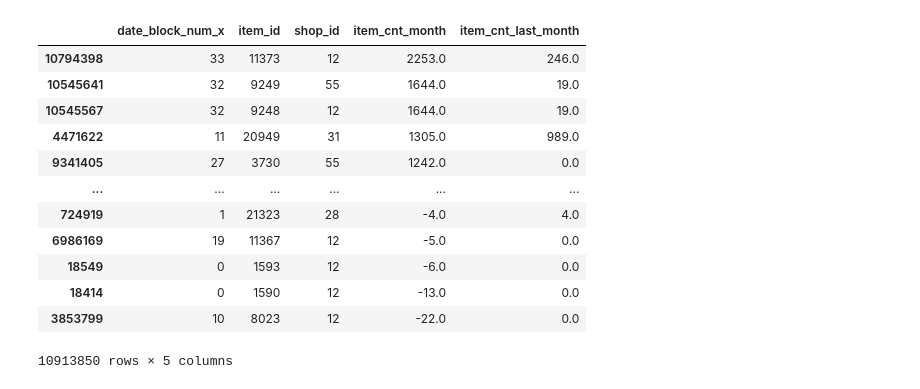
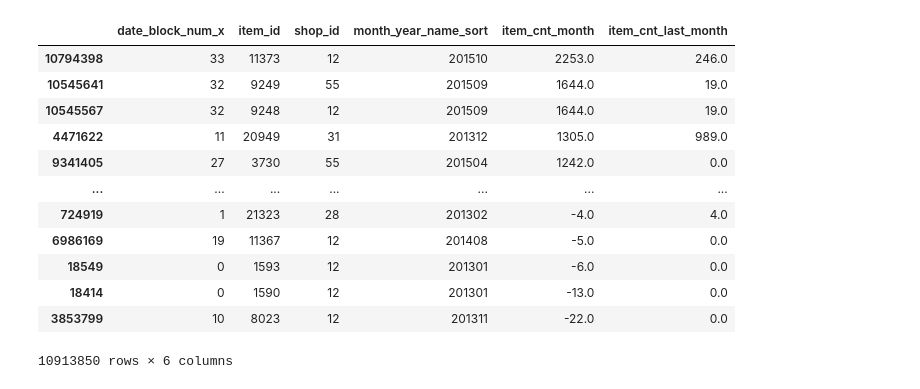
Before and after one commit to higps/miniprosjekt, a Jupyter notebook: rukjop.ipynb, the cells around one changed output. Saved outputs shown, nothing was run; the diff lists cells and outputs as text; code cells hidden in the pictures.

```diff
--- a/rukjop.ipynb
+++ b/rukjop.ipynb
@@ -10,0 +7,3 @@ Index(['date', 'date_block_num', 'shop_id', 'item_id', 'item_price',
+# %%
+df_original = pd.merge(df_original, df_calender, how="inner", on="date")
+df_original
@@ -11,13 +24,13 @@ Index(['date', 'date_block_num', 'shop_id', 'item_id', 'item_price',
 # %%
-df_draft = df_original[["date_block_num", "shop_id", "item_id", "item_cnt_day"]].copy()
-df_draft = df_draft.groupby(["date_block_num", "item_id", "shop_id"], as_index=False).sum()
+df_draft = df_original[["date_block_num", "shop_id", "item_id", "item_cnt_day", "month_year_name_sort"]].copy()
+df_draft = df_draft.groupby(["date_block_num", "item_id", "shop_id", "month_year_name_sort"], as_index=False).sum()
 df_result = pd.DataFrame()
 for i in range(34):
-    df_date_block = df_draft[df_draft["date_block_num"] == i][["date_block_num", "item_id", "shop_id"]]
-    df_crossed = pd.DataFrame(list(product([i], df_date_block["item_id"].unique(), df_date_block["shop_id"].unique())),
-                               columns=["date_block_num", "item_id", "shop_id"])
+    df_date_block = df_draft[df_draft["date_block_num"] == i][["date_block_num", "item_id", "shop_id", "month_year_name_sort"]]
+    df_crossed = pd.DataFrame(list(product([i], df_date_block["item_id"].unique(), df_date_block["shop_id"].unique(), df_date_block["month_year_name_sort"].unique())),
+                               columns=["date_block_num", "item_id", "shop_id", "month_year_name_sort"])
     df_result = pd.concat([df_result, df_crossed], ignore_index=True)
-df_result = pd.merge(df_result, df_draft, on=["date_block_num", "item_id", "shop_id"], how="left")
+df_result = pd.merge(df_result, df_draft, on=["date_block_num", "item_id", "shop_id", "month_year_name_sort"], how="left")
 df_result["item_cnt_day"].fillna(0, inplace=True)
 df_result
 # %% [output]
@@ -37,5 +50,5 @@ df_result
 # %%
-df_sum = df_result.groupby(["date_block_num", "item_id", "shop_id"], as_index=False)["item_cnt_day"].sum()
+df_sum = df_result.groupby(["date_block_num", "item_id", "shop_id", "month_year_name_sort"], as_index=False)["item_cnt_day"].sum()
 # %%
 df_lag = df_sum.copy()
 df_lag["lag_1"] = df_lag["date_block_num"] + 1
@@ -50,25 +64,25 @@ dtype: bool
 # %%
 df_lag = pd.merge(df_sum, df_lag, left_on=["date_block_num", "item_id", "shop_id"], right_on=["lag_1", "item_id", "shop_id"], how="left")
 df_lag = df_lag.sort_values("item_cnt_day_x", ascending=False)
-df_lag = df_lag.drop(columns=["date_block_num_y", "lag_1"])
+df_lag = df_lag.drop(columns=["date_block_num_y", "lag_1", "month_year_name_sort_y"])
 df_lag["item_cnt_day_y"].fillna(0, inplace=True)
 # %%
-df_lag = df_lag.rename(columns={"item_cnt_day_x": "item_cnt_month", "item_cnt_day_y": "item_cnt_last_month"})
+df_lag = df_lag.rename(columns={"item_cnt_day_x": "item_cnt_month", "item_cnt_day_y": "item_cnt_last_month", "month_year_name_sort_x": "month_year_name_sort"})
 df_lag
 # %% [output]
-|  | date_block_num_x | item_id | shop_id | item_cnt_month | item_cnt_last_month |
-| 10794398 | 33 | 11373 | 12 | 2253.0 | 246.0 |
-| 10545641 | 32 | 9249 | 55 | 1644.0 | 19.0 |
-| 10545567 | 32 | 9248 | 12 | 1644.0 | 19.0 |
-| 4471622 | 11 | 20949 | 31 | 1305.0 | 989.0 |
-| 9341405 | 27 | 3730 | 55 | 1242.0 | 0.0 |
-| ... | ... | ... | ... | ... | ... |
-| 724919 | 1 | 21323 | 28 | -4.0 | 4.0 |
-| 6986169 | 19 | 11367 | 12 | -5.0 | 0.0 |
-| 18549 | 0 | 1593 | 12 | -6.0 | 0.0 |
-| 18414 | 0 | 1590 | 12 | -13.0 | 0.0 |
-| 3853799 | 10 | 8023 | 12 | -22.0 | 0.0 |
+|  | date_block_num_x | item_id | shop_id | month_year_name_sort | item_cnt_month | item_cnt_last_month |
+| 10794398 | 33 | 11373 | 12 | 201510 | 2253.0 | 246.0 |
+| 10545641 | 32 | 9249 | 55 | 201509 | 1644.0 | 19.0 |
+| 10545567 | 32 | 9248 | 12 | 201509 | 1644.0 | 19.0 |
+| 4471622 | 11 | 20949 | 31 | 201312 | 1305.0 | 989.0 |
+| 9341405 | 27 | 3730 | 55 | 201504 | 1242.0 | 0.0 |
+| ... | ... | ... | ... | ... | ... | ... |
+| 724919 | 1 | 21323 | 28 | 201302 | -4.0 | 4.0 |
+| 6986169 | 19 | 11367 | 12 | 201408 | -5.0 | 0.0 |
+| 18549 | 0 | 1593 | 12 | 201301 | -6.0 | 0.0 |
+| 18414 | 0 | 1590 | 12 | 201301 | -13.0 | 0.0 |
+| 3853799 | 10 | 8023 | 12 | 201311 | -22.0 | 0.0 |
-10913850 rows × 5 columns
+10913850 rows × 6 columns
 # %%
 df_lag_12 = df_sum.copy()
 df_lag_12["lag_12"] = df_lag_12["date_block_num"]+12
```
Also changed, not shown: parts of 15 cells of this notebook, 1 other file.
